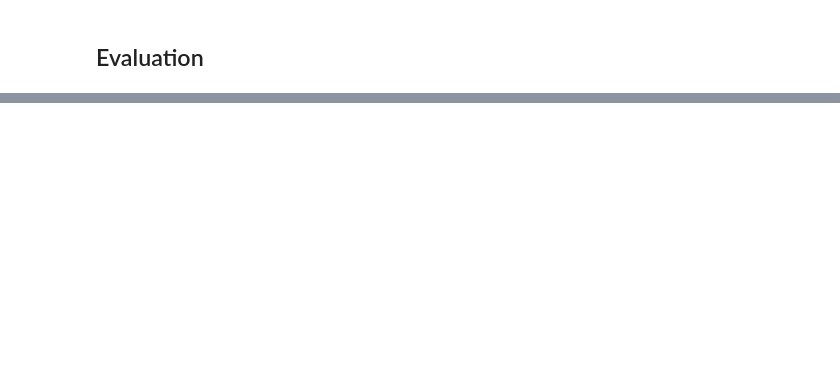
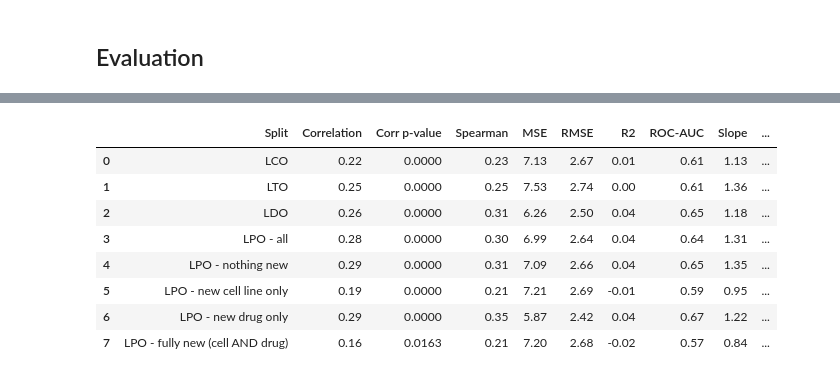
Before and after one commit to fshokor/multiomics-drug-response, a Jupyter notebook: notebooks/09_custom_SingleModal.ipynb, the cells around one changed output, grey strips where cells are left out. Saved outputs shown, nothing was run; the diff lists cells and outputs as text; code cells hidden in the pictures; blank space fills up the shorter version.

```diff
--- a/notebooks/09_custom_SingleModal.ipynb
+++ b/notebooks/09_custom_SingleModal.ipynb
@@ -132,6 +132,6 @@ protein = pd.read_csv(DATA_DIR / "proteomics.csv", index_col=0)
 drug_smiles = pd.read_csv(DATA_DIR / "drug_smiles.csv")
 
 rna = rna[~rna.index.duplicated(keep="first")].iloc[:, 1:]
-protein = protein[~protein.index.duplicated(keep="first")]
+protein = protein[~protein.index.duplicated(keep="first")].fillna(0)
 
 OMICS = {"rna": rna, "protein": protein}
@@ -543,0 +586,2 @@ Best val Loss: 1.1051 -- saved to /content/drive/MyDrive/multiomics_project/resu
+# %%
+rna_model, rna_history = fit_mlp(rna_model, data_loaders, optimizer_rna, criterion, num_epochs, patience, checkpoint_path, DEVICE, ["rna"])
@@ -593,0 +675,5 @@ array([-3.1379077, -5.164714 , -3.1379077, ...,  9.993193 ,  9.993192 ,
+# %%
+rm_rna_pred_lco_test = predict(rna_model, rna_X_lco_test)
+rm_rna_pred_ldo_test = predict(rna_model, rna_X_ldo_test)
+rm_rna_pred_lto_test = predict(rna_model, rna_X_lto_test)
+rm_rna_pred_lpo_test = predict(rna_model, rna_X_lpo_test)
@@ -657,0 +787,35 @@ results_df
+# %%
+splits = {
+    'LCO': (y_lco_test, rm_rna_pred_lco_test),
+    'LTO': (y_lto_test, rm_rna_pred_lto_test),
+    'LDO': (y_ldo_test, rm_rna_pred_ldo_test),
+}
+
+results_list = []
+for split_name, (y_true, y_pred) in splits.items():
+    df = evaluateMT(y_true, y_pred)
+    df.insert(0, 'Split', split_name)
+    results_list.append(df)
+
+# LPO, broken into nothing-new / partially-new / fully-new
+df = evaluateMT(y_lpo_test, rm_rna_pred_lpo_test)
+df.insert(0, 'Split', 'LPO - all')
+results_list.append(df)
+
+for name, mask in lpo_masks.items():
+    df = evaluateMT(y_lpo_test[mask], rm_rna_pred_lpo_test[mask])
+    df.insert(0, 'Split', name)
+    results_list.append(df)
+
+results_df = pd.concat(results_list, ignore_index=True)
+results_df
+# %% [output]
+|  | Split | Correlation | Corr p-value | Spearman | MSE | RMSE | R2 | ROC-AUC | Slope | ... |
+| 0 | LCO | 0.22 | 0.0000 | 0.23 | 7.13 | 2.67 | 0.01 | 0.61 | 1.13 | ... |
+| 1 | LTO | 0.25 | 0.0000 | 0.25 | 7.53 | 2.74 | 0.00 | 0.61 | 1.36 | ... |
+| 2 | LDO | 0.26 | 0.0000 | 0.31 | 6.26 | 2.50 | 0.04 | 0.65 | 1.18 | ... |
+| 3 | LPO - all | 0.28 | 0.0000 | 0.30 | 6.99 | 2.64 | 0.04 | 0.64 | 1.31 | ... |
+| 4 | LPO - nothing new | 0.29 | 0.0000 | 0.31 | 7.09 | 2.66 | 0.04 | 0.65 | 1.35 | ... |
+| 5 | LPO - new cell line only | 0.19 | 0.0000 | 0.21 | 7.21 | 2.69 | -0.01 | 0.59 | 0.95 | ... |
+| 6 | LPO - new drug only | 0.29 | 0.0000 | 0.35 | 5.87 | 2.42 | 0.04 | 0.67 | 1.22 | ... |
+| 7 | LPO - fully new (cell AND drug) | 0.16 | 0.0163 | 0.21 | 7.20 | 2.68 | -0.02 | 0.57 | 0.84 | ... |
```
Also changed, not shown: parts of 49 cells of this notebook, 3 other files.
